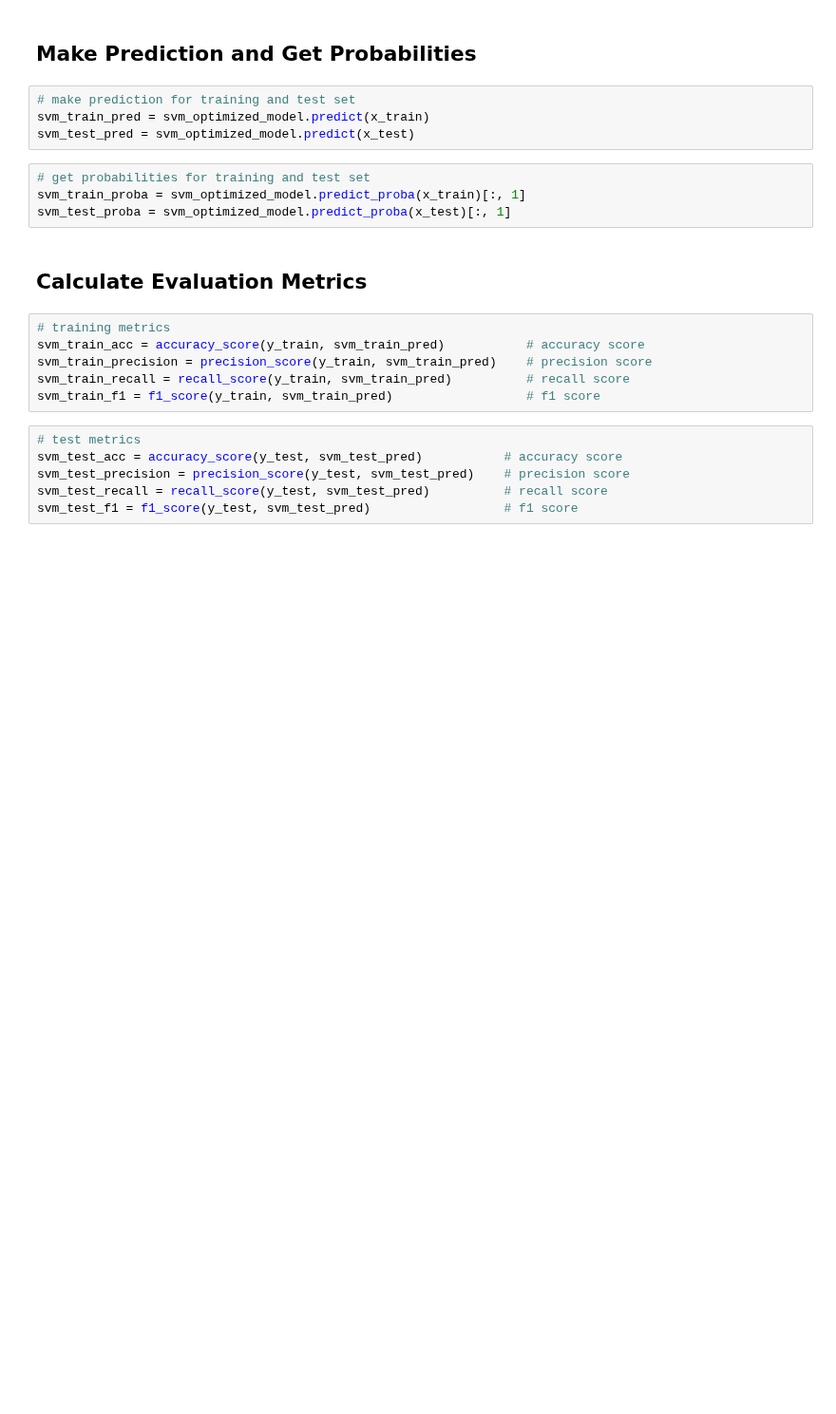
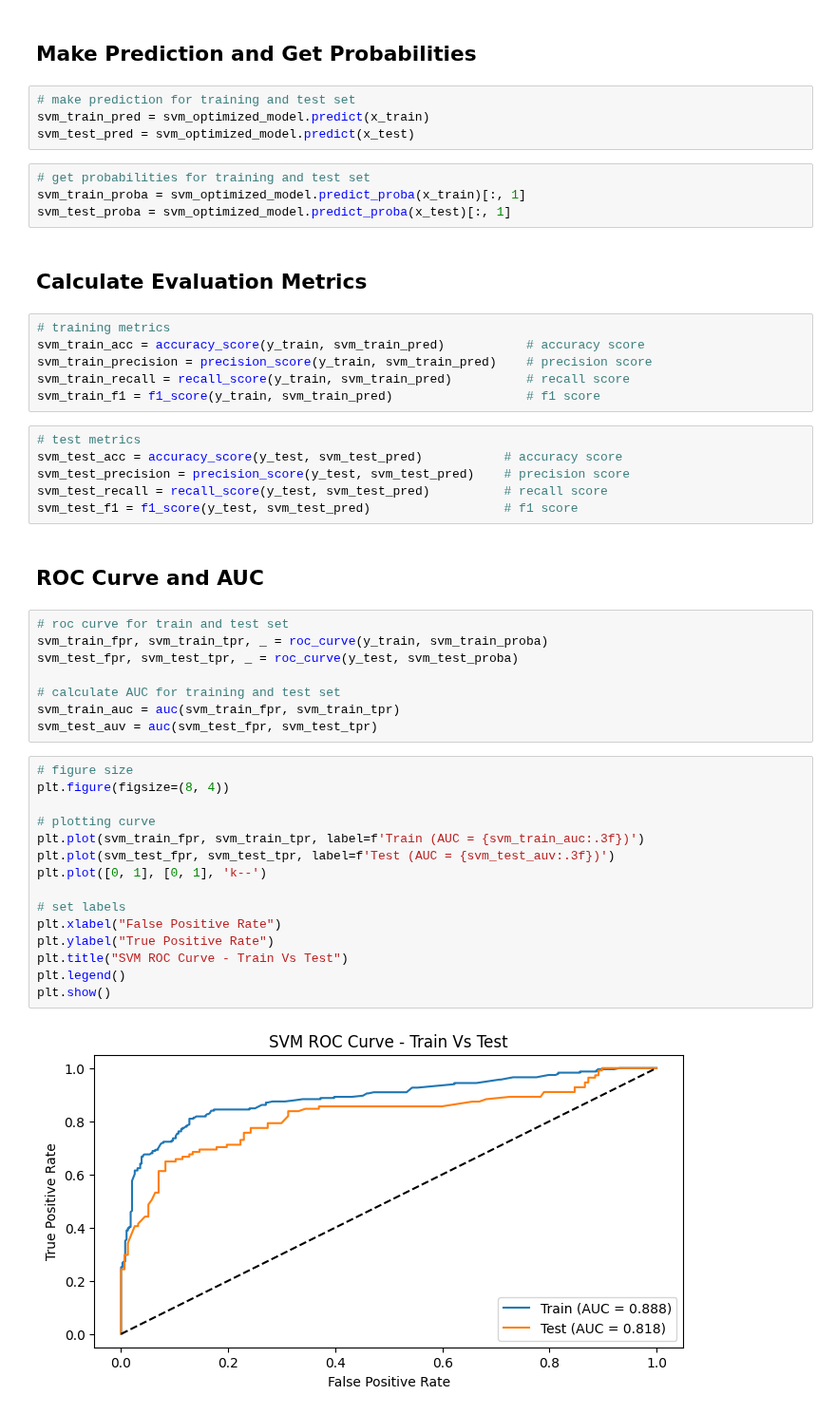
Before and after one commit to tshihab07/Titanic-Life-Prediction, a Jupyter notebook: advancedModeling.ipynb, the cells around one changed output. Shown at 95% size. Saved outputs shown, nothing was run; the diff lists cells and outputs as text; blank space fills up the shorter version.

```diff
--- a/advancedModeling.ipynb
+++ b/advancedModeling.ipynb
@@ -623,3 +618,30 @@ svm_test_acc = accuracy_score(y_test, svm_test_pred)           # accuracy score
 svm_test_precision = precision_score(y_test, svm_test_pred)    # precision score
 svm_test_recall = recall_score(y_test, svm_test_pred)          # recall score
 svm_test_f1 = f1_score(y_test, svm_test_pred)                  # f1 score
+# %% [markdown]
+## ROC Curve and AUC
+# %%
+# roc curve for train and test set
+svm_train_fpr, svm_train_tpr, _ = roc_curve(y_train, svm_train_proba)
+svm_test_fpr, svm_test_tpr, _ = roc_curve(y_test, svm_test_proba)
+
+# calculate AUC for training and test set
+svm_train_auc = auc(svm_train_fpr, svm_train_tpr)
+svm_test_auv = auc(svm_test_fpr, svm_test_tpr)
+# %%
+# figure size
+plt.figure(figsize=(8, 4))
+
+# plotting curve
+plt.plot(svm_train_fpr, svm_train_tpr, label=f'Train (AUC = {svm_train_auc:.3f})')
+plt.plot(svm_test_fpr, svm_test_tpr, label=f'Test (AUC = {svm_test_auv:.3f})')
+plt.plot([0, 1], [0, 1], 'k--')
+
+# set labels
+plt.xlabel("False Positive Rate")
+plt.ylabel("True Positive Rate")
+plt.title("SVM ROC Curve - Train Vs Test")
+plt.legend()
+plt.show()
+# %% [output]
+[figure, added]
```
Also changed, not shown: parts of 3 cells of this notebook.
